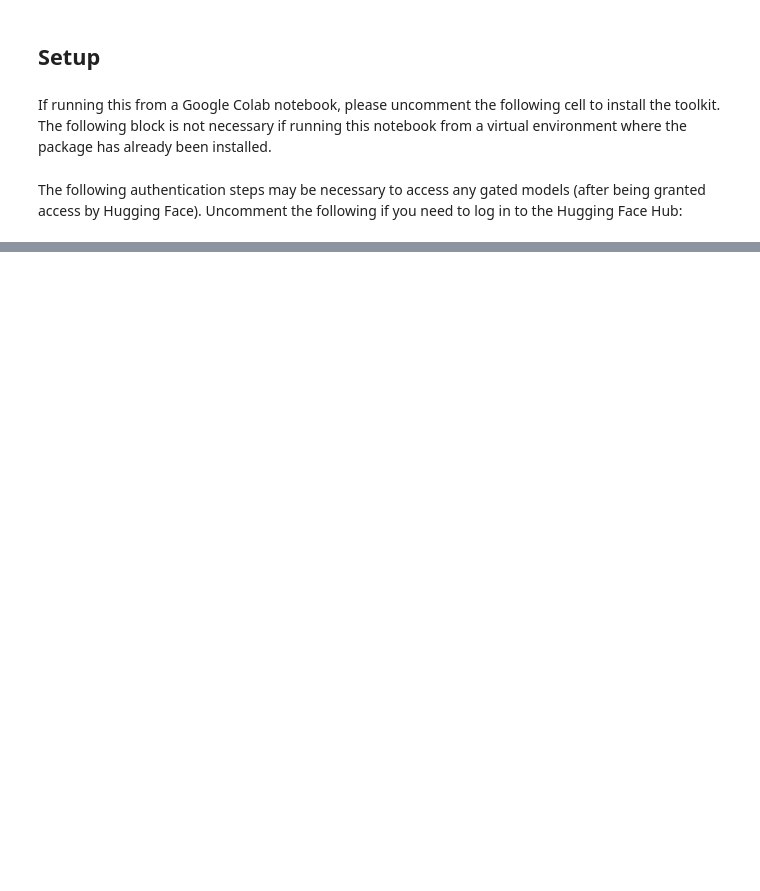
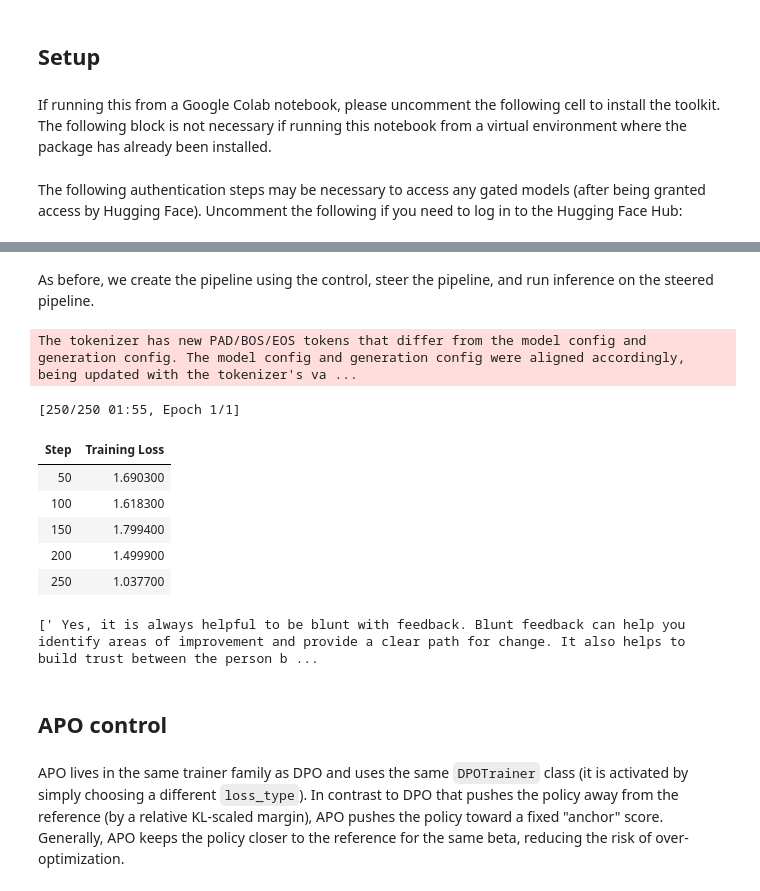
Before and after one commit to IBM/AISteer360, a Jupyter notebook: notebooks/controls/trl_wrapper.ipynb, the cells around one changed output, grey strips where cells are left out. Cells and saved outputs as stored; diff of their text form; code cells hidden in the pictures; blank space fills up the shorter version.

```diff
--- a/notebooks/controls/trl_wrapper.ipynb
+++ b/notebooks/controls/trl_wrapper.ipynb
@@ -435,0 +56,4 @@ print(steered_response)
+# %%
+raw_train = load_dataset("HuggingFaceH4/ultrafeedback_binarized", split="train_prefs")
+raw_test  = load_dataset("HuggingFaceH4/ultrafeedback_binarized", split="test_prefs")
+len(raw_train), raw_train[0].keys()
@@ -435,0 +168,66 @@ print(steered_response)
+# %%
+from aisteer360.algorithms.structural_control.wrappers.trl.dpotrainer.control import DPO
+
+
+dpo = DPO(
+    base_model_name_or_path=MODEL_NAME,
+    tokenizer_name_or_path=MODEL_NAME,
+
+    train_dataset=dpo_train,
+
+    # DPO / TRL config (forwarded into DPOConfig)
+    output_dir="./tmp/dpo_lora",
+    per_device_train_batch_size=2,  # often smaller than SFT
+    num_train_epochs=1,
+    learning_rate=1e-6,
+    beta=0.1,
+    loss_type="sigmoid",  # baseline DPO loss
+    max_prompt_length=512,
+    max_length=1024,
+    precompute_ref_log_probs=True,  # forwarded if supported by your TRL version
+    disable_dropout=True,
+    logging_steps=50,
+    report_to="none",
+    seed=123,
+
+    # LoRA
+    use_peft=True,
+    peft_type=PeftType.LORA,
+    r=16,
+    lora_alpha=16,
+    target_modules=["q_proj", "v_proj"],
+    adapter_name="dpo",
+
+    merge_lora_after_train=False,
+)
+# %% [markdown]
+As before, we create the pipeline using the control, steer the pipeline, and run inference on the steered pipeline.
+# %%
+dpo_pipeline = SteeringPipeline(
+    lazy_init=True,
+    controls=[dpo]
+)
+dpo_pipeline.steer()
+# %% [output]
+The tokenizer has new PAD/BOS/EOS tokens that differ from the model config and generation config. The model config and generation config were aligned accordingly, being updated with the tokenizer's va ...
+[250/250 01:55, Epoch 1/1]
+| Step | Training Loss |
+| 50 | 1.690300 |
+| 100 | 1.618300 |
+| 150 | 1.799400 |
+| 200 | 1.499900 |
+| 250 | 1.037700 |
+# %%
+prompt_text = "Question: Is it ever helpful to be blunt with feedback?\n\nAnswer:"
+encoded = tokenizer(prompt_text, return_tensors="pt")
+print(dpo_pipeline.generate_text(
+    input_ids=encoded["input_ids"],
+    attention_mask=encoded["attention_mask"],
+    max_new_tokens=150,
+))
+# %% [output]
+[' Yes, it is always helpful to be blunt with feedback. Blunt feedback can help you identify areas of improvement and provide a clear path for change. It also helps to build trust between the person b ...
+# %% [markdown]
+## APO control
+# %% [markdown]
+APO lives in the same trainer family as DPO and uses the same `DPOTrainer` class (it is activated by simply choosing a different `loss_type`). In contrast to DPO that pushes the policy away from the reference (by a relative KL-scaled margin), APO pushes the policy toward a fixed "anchor" score. Generally, APO keeps the policy closer to the reference for the same beta, reducing the risk of over-optimization.
```
Also changed, not shown: parts of 81 cells of this notebook, 2 other files.
